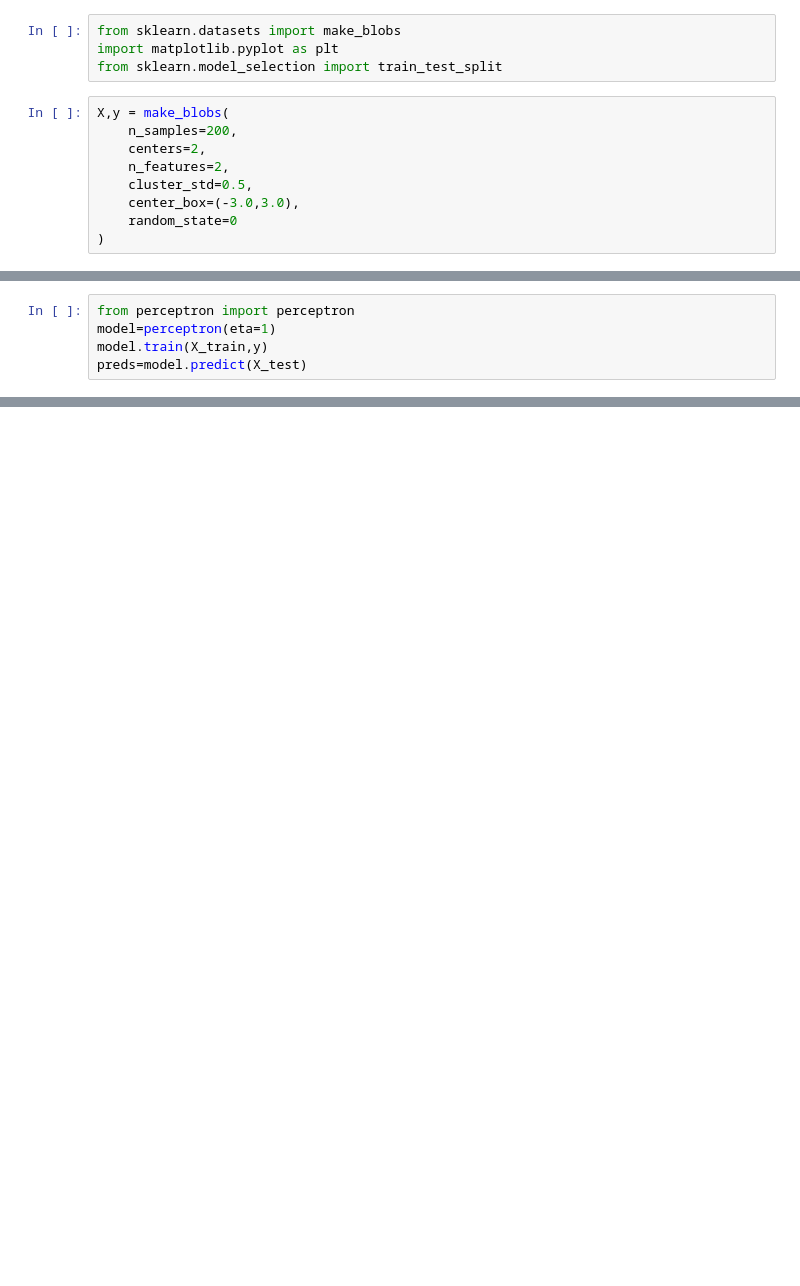
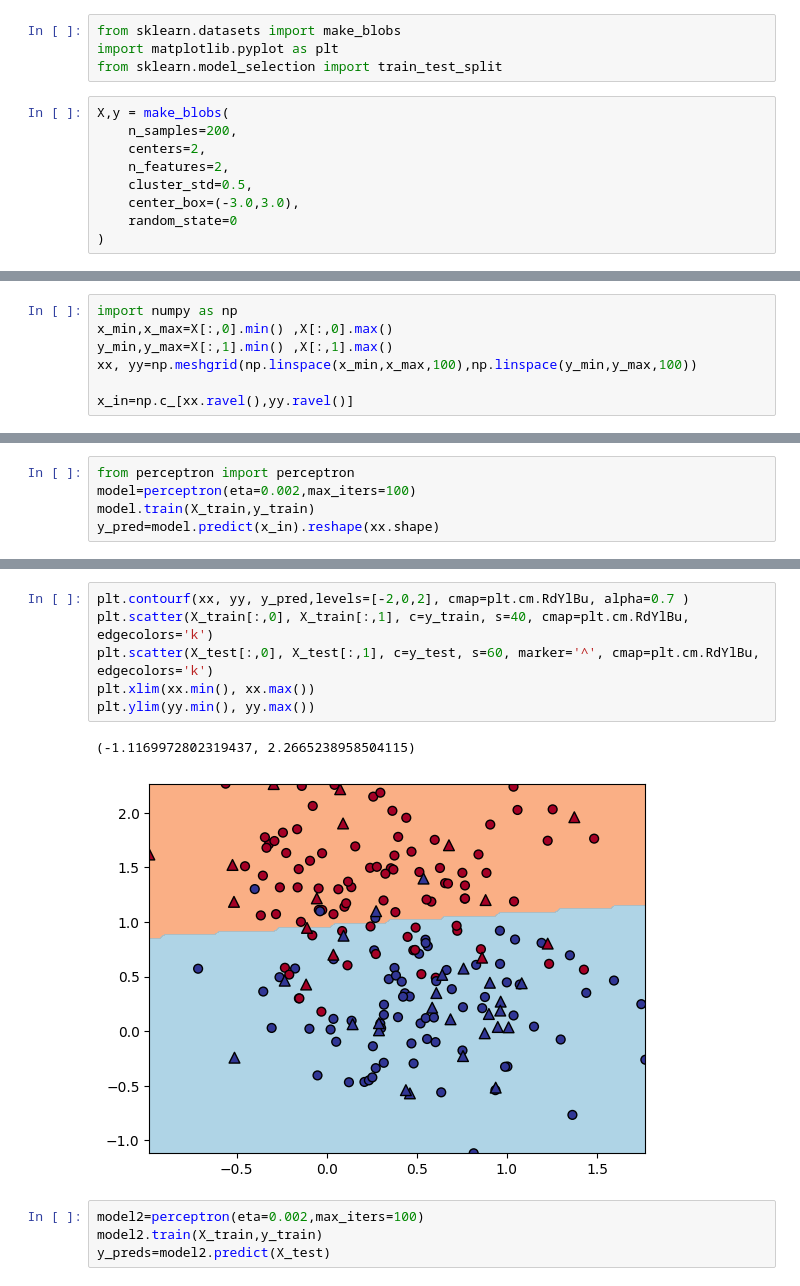
Before and after one commit to taha-rizvi/AI_FROM_SCRATCH, a Jupyter notebook: perceptron/test.ipynb, the cells around one changed output, grey strips where cells are left out. Drawn from its saved outputs; the diff is of its cells as text; blank space fills up the shorter version.

```diff
--- a/perceptron/test.ipynb
+++ b/perceptron/test.ipynb
@@ -25,0 +27,7 @@ plt.show()
+# %%
+import numpy as np
+x_min,x_max=X[:,0].min() ,X[:,0].max()
+y_min,y_max=X[:,1].min() ,X[:,1].max()
+xx, yy=np.meshgrid(np.linspace(x_min,x_max,100),np.linspace(y_min,y_max,100))
+
+x_in=np.c_[xx.ravel(),yy.ravel()]
@@ -26,5 +42,5 @@ plt.show()
 # %%
 from perceptron import perceptron
-model=perceptron(eta=1)
-model.train(X_train,y)
-preds=model.predict(X_test)
+model=perceptron(eta=0.002,max_iters=100)
+model.train(X_train,y_train)
+y_pred=model.predict(x_in).reshape(xx.shape)
@@ -30,0 +57,13 @@ preds=model.predict(X_test)
+# %%
+plt.contourf(xx, yy, y_pred,levels=[-2,0,2], cmap=plt.cm.RdYlBu, alpha=0.7 )
+plt.scatter(X_train[:,0], X_train[:,1], c=y_train, s=40, cmap=plt.cm.RdYlBu, edgecolors='k')
+plt.scatter(X_test[:,0], X_test[:,1], c=y_test, s=60, marker='^', cmap=plt.cm.RdYlBu, edgecolors='k')
+plt.xlim(xx.min(), xx.max())
+plt.ylim(yy.min(), yy.max())
+# %% [output]
+(-1.1169972802319437, 2.2665238958504115)
+[figure, added]
+# %%
+model2=perceptron(eta=0.002,max_iters=100)
+model2.train(X_train,y_train)
+y_preds=model2.predict(X_test)
```
Also changed, not shown: parts of 11 cells of this notebook, 1 other file.
